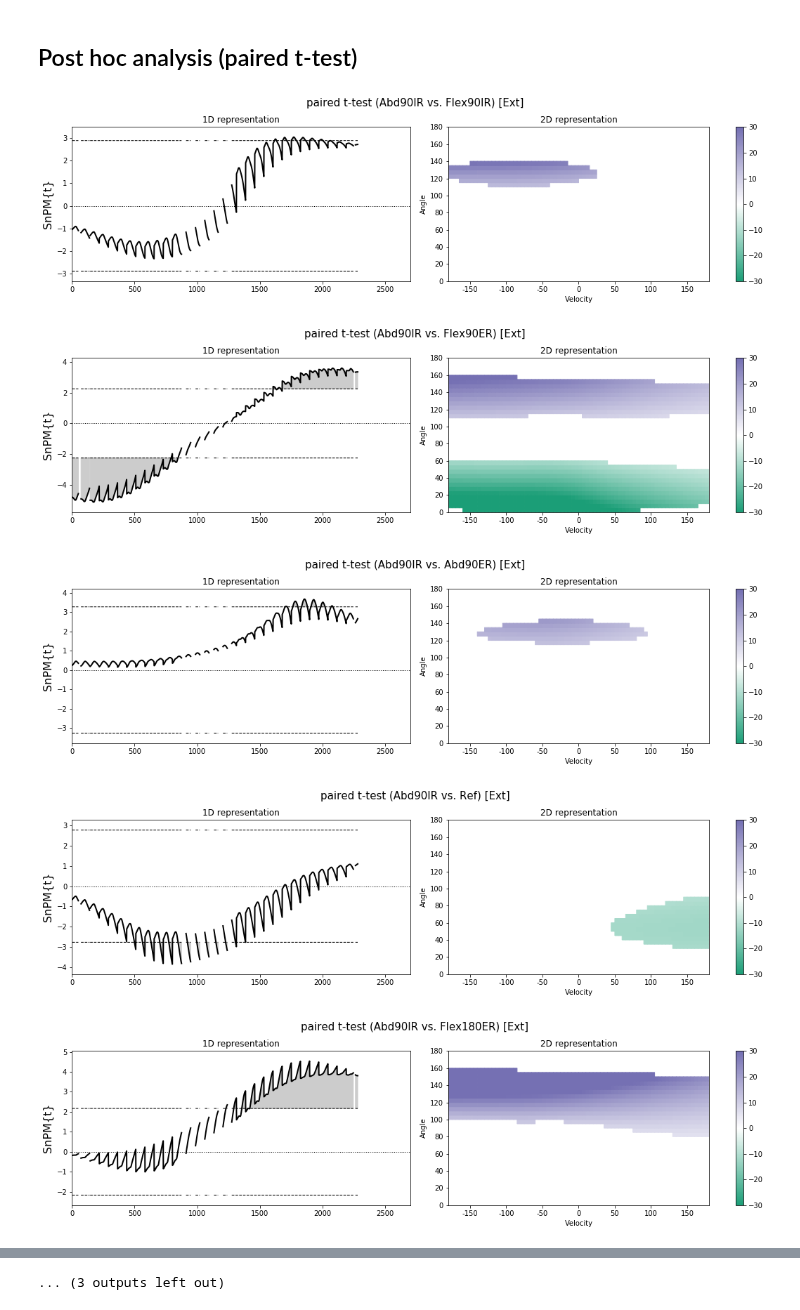
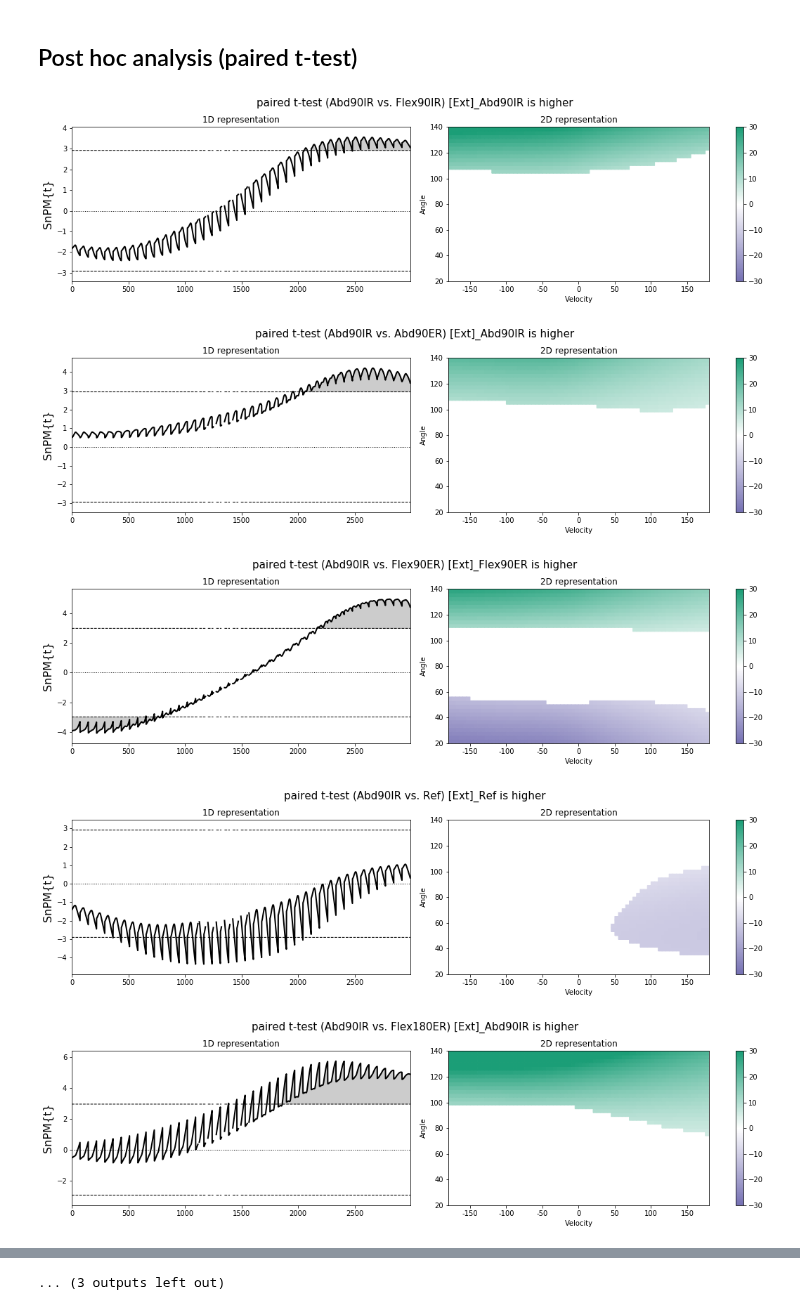
Before and after one commit to romainmartinez/envergo, a Jupyter notebook: 1_spm.ipynb, the cells around one changed output, grey strips where cells are left out. Drawn from its saved outputs; the diff is of its cells as text; code cells hidden in the pictures.

```diff
--- a/1_spm.ipynb
+++ b/1_spm.ipynb
@@ -42,10 +37,10 @@ for ifile in files:
             torque[position][contraction] = mat
 # %%
 # create spm matrix (flatten 2D matrix to 1D vector)
-contraction = 'Ext'
+contraction = 'Flex'
 angle, velocity, participant = torque['Ref'][contraction].shape
 position = len(torque.keys())
-angle = np.arange(0, 185, 5)
+angle = np.arange(20, 140+3, 3)
 velocity = np.arange(-180, 185, 5)
 
 participants, positions, y = ([] for i in range(3))
@@ -82,7 +78,7 @@ for iposition in np.unique(positions):
 def display_results(spm, drop_non_significative=False, title=None,
                     print_result=True, get_roi=False, save_fig=False,
                     colors=None, diff=None):
-    rows, columns = 37, 73
+    rows, columns = 41, 73
 
     if print_result:
         print(spm)
@@ -126,7 +122,7 @@ def display_results(spm, drop_non_significative=False, title=None,
                    cmap=cmap, antialiased=True)
     else:
         cmap='viridis'
-        plt.pcolormesh(velocity, angle, plot_array,
+        plt.pcolormesh(velocity, angle, plot_array, vmin=3, vmax=15,
                    cmap=cmap, antialiased=True)
 
     # float to int
@@ -151,7 +147,7 @@ def display_results(spm, drop_non_significative=False, title=None,
 ## One-way repeated-measures ANOVA (non-parametric)
 # %%
 alpha = 0.05
-iterations = 50
+iterations = 10000
 np.random.seed(0)
 
 a_spm = spm1d.stats.nonparam.anova1rm(y, positions, participants)
@@ -166,31 +162,36 @@ roi = display_results(a_spmi, drop_non_significative=True, title=title, print_re
 # %%
 n_positions = len(set(positions))
 name_positions = list(torque.keys())
 combinations = itertools.combinations(range(0, n_positions), 2)
 
 color_map = ['#66c2a5', '#fc8d62', '#8da0cb', '#e78ac3', '#ffd92f', '#a6d854']
 cmap = [] # 'by_position'
 
 for A, B in combinations:
     yA = y[positions == A]
     yB = y[positions == B]
 
     if cmap == 'by_position':
         colors = [color_map[A], 'white', color_map[B]]
     else:
-        colors = ['#1b9e77', 'white', '#7570b3']
+        colors = ['#7570b3', 'white', '#1b9e77']
     diff = np.mean(yA, axis=0) - np.mean(yB, axis=0)
+
+    if np.mean(diff) > 0:
+        higher = name_positions[A]
+    else:
+        higher = name_positions[B]
 
     t_spm = spm1d.stats.nonparam.ttest_paired(yA, yB, roi=roi)
     t_spmi = t_spm.inference(alpha, two_tailed=True, iterations=iterations, force_iterations=True)
 
-    title = 'paired t-test ({} vs. {}) [{}]'.format(name_positions[A], name_positions[B], contraction)
+    title = f'paired t-test ({name_positions[A]} vs. {name_positions[B]}) [{contraction}]_{higher} is higher'
     display_results(t_spmi, drop_non_significative=True, title=title,
                     print_result=False, save_fig=True,
                     colors=colors, diff=diff)
 # %% [output]
-[figure, old version]
+[figure, new version]
-[figure, old version]
+[figure, new version]
-[figure, old version]
+[figure, new version]
-[figure, old version]
+[figure, new version]
-[figure, old version]
+[figure, new version]
```
Also changed, not shown: parts of 4 cells of this notebook, 23 other files.
